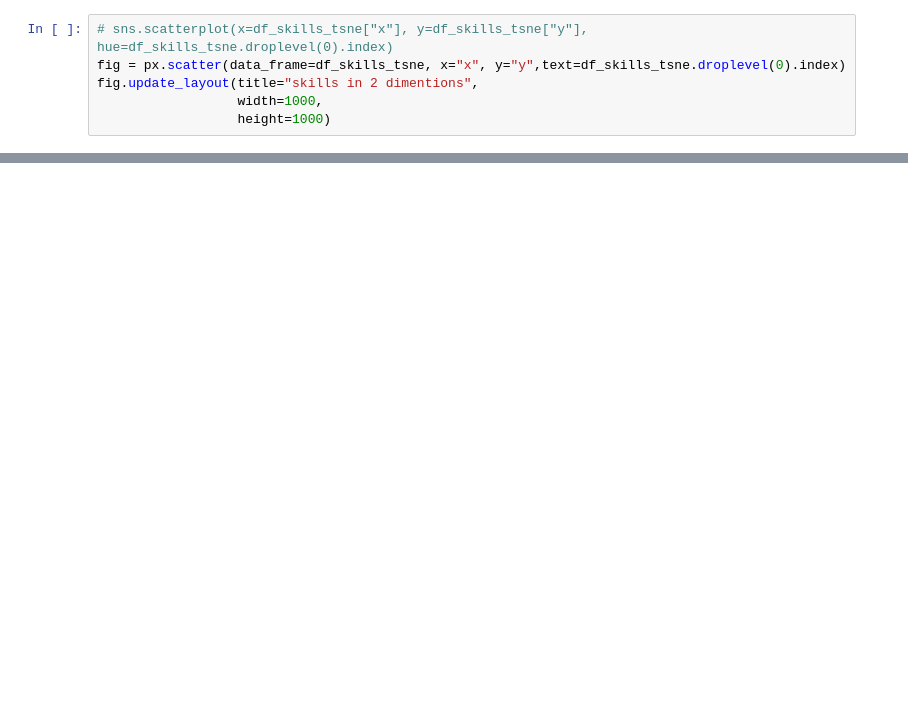
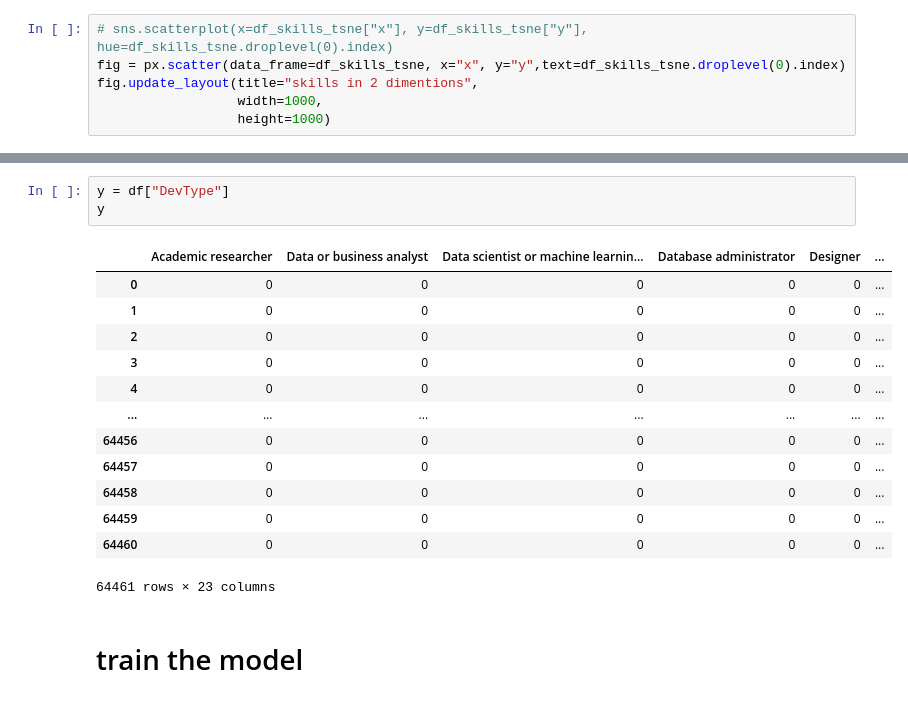
Before and after one commit to joseph-tharwat/stackoverflowDeveloper, a Jupyter notebook: notebooks/4_feature_engineering.ipynb, the cells around one changed output, grey strips where cells are left out. Saved outputs shown, nothing was run; the diff lists cells and outputs as text; blank space fills up the shorter version.

```diff
--- a/notebooks/4_feature_engineering.ipynb
+++ b/notebooks/4_feature_engineering.ipynb
@@ -125,0 +239,19 @@ fig.update_layout(title="skills in 2 dimentions",
+# %%
+y = df["DevType"]
+y
+# %% [output]
+|  | Academic researcher | Data or business analyst | Data scientist or machine learnin... | Database administrator | Designer | ... |
+| 0 | 0 | 0 | 0 | 0 | 0 | ... |
+| 1 | 0 | 0 | 0 | 0 | 0 | ... |
+| 2 | 0 | 0 | 0 | 0 | 0 | ... |
+| 3 | 0 | 0 | 0 | 0 | 0 | ... |
+| 4 | 0 | 0 | 0 | 0 | 0 | ... |
+| ... | ... | ... | ... | ... | ... | ... |
+| 64456 | 0 | 0 | 0 | 0 | 0 | ... |
+| 64457 | 0 | 0 | 0 | 0 | 0 | ... |
+| 64458 | 0 | 0 | 0 | 0 | 0 | ... |
+| 64459 | 0 | 0 | 0 | 0 | 0 | ... |
+| 64460 | 0 | 0 | 0 | 0 | 0 | ... |
+64461 rows × 23 columns
+# %% [markdown]
+# train the model
```
Also changed, not shown: parts of 11 cells of this notebook, 1 other file.
